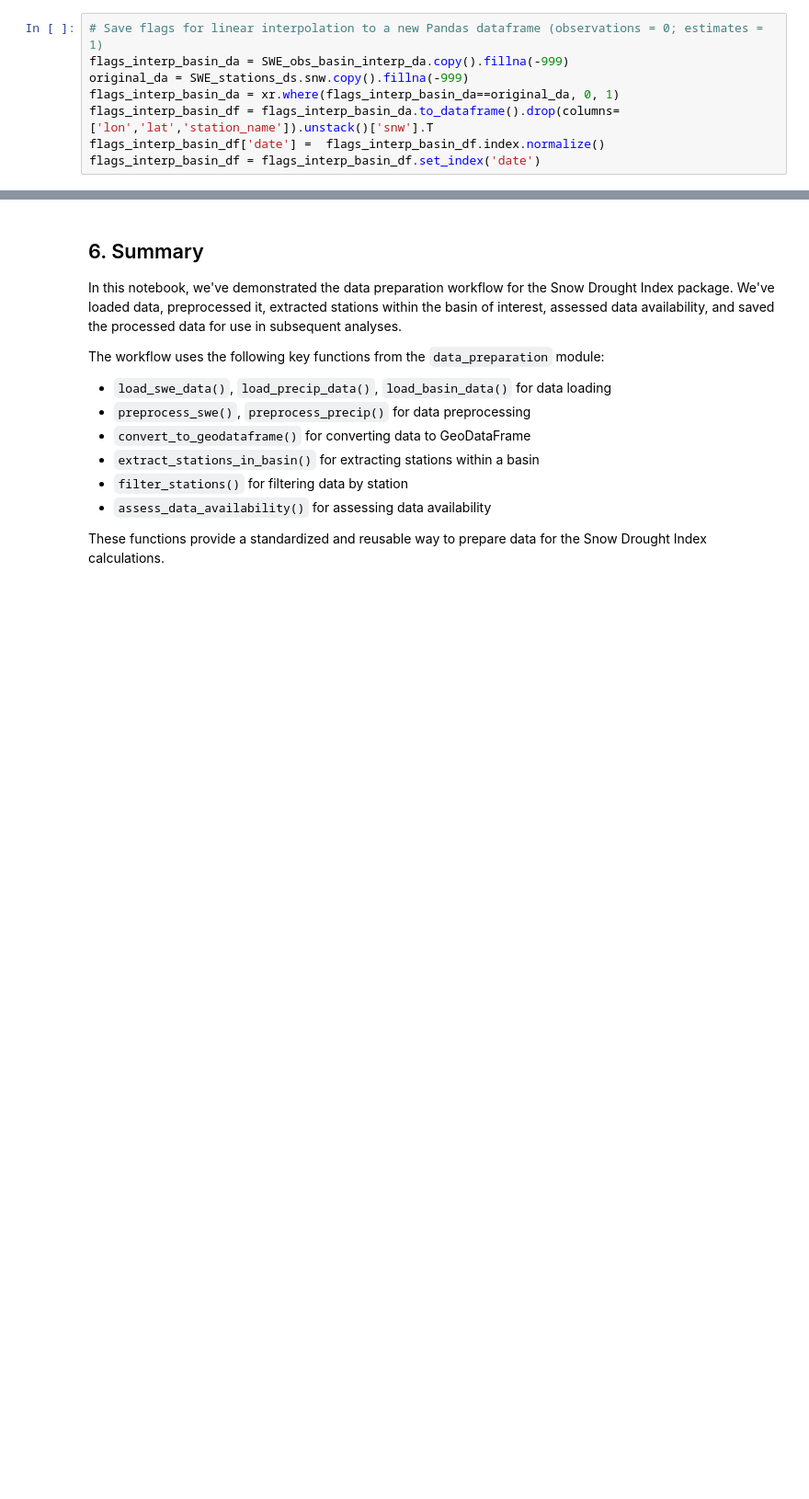
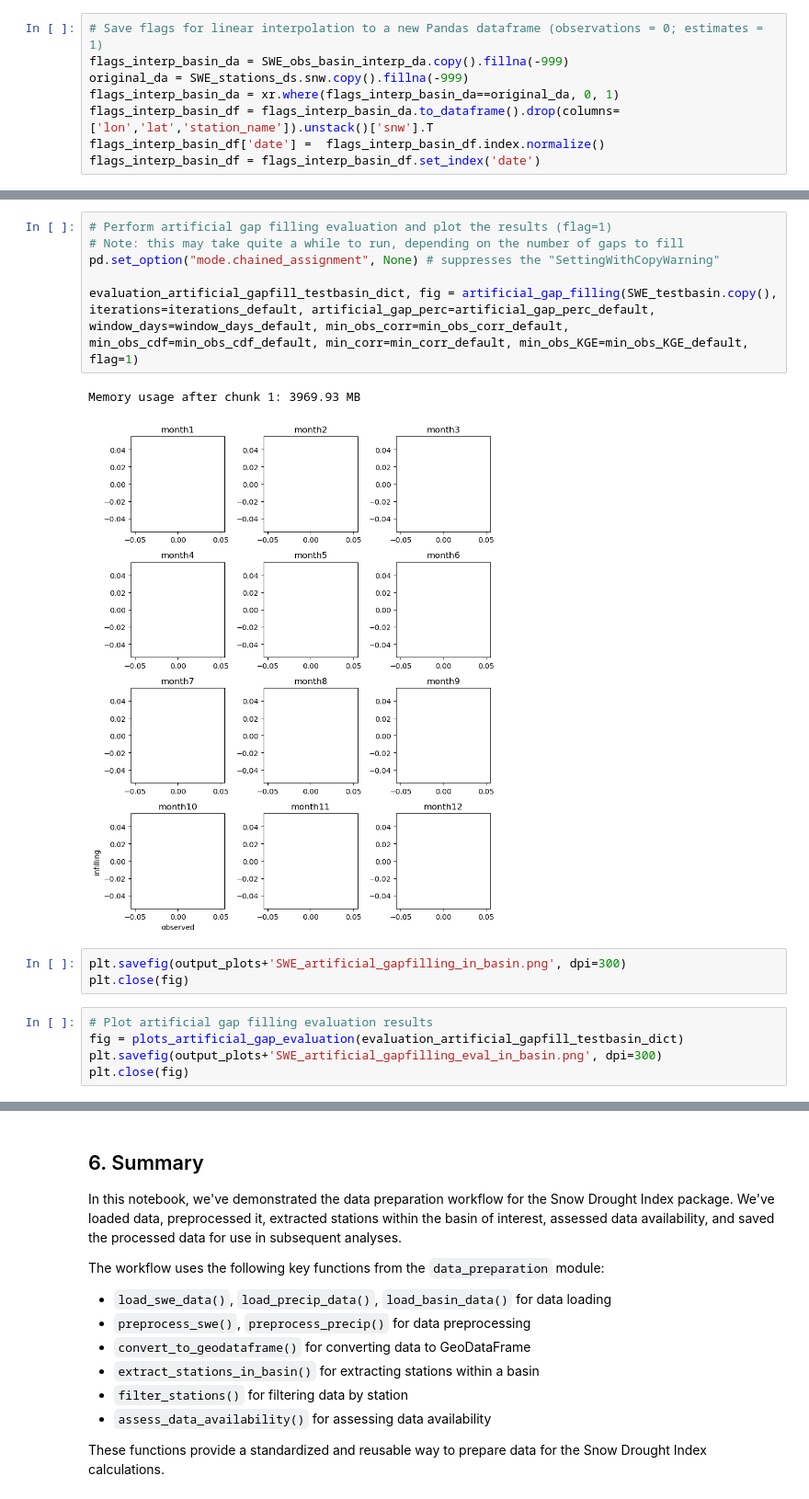
Before and after one commit to hasithajayamaha/snowdroughtindex-main, a Jupyter notebook: notebooks/workflows/0_data_preparation_workflow.ipynb, the cells around one changed output, grey strips where cells are left out. Shown at 92% size. Cells and saved outputs as stored; diff of their text form; blank space fills up the shorter version.

```diff
--- a/notebooks/workflows/0_data_preparation_workflow.ipynb
+++ b/notebooks/workflows/0_data_preparation_workflow.ipynb
@@ -338,0 +367,17 @@ KeyError: 'ALE-13A19'
+# %%
+# Perform artificial gap filling evaluation and plot the results (flag=1)
+# Note: this may take quite a while to run, depending on the number of gaps to fill
+pd.set_option("mode.chained_assignment", None) # suppresses the "SettingWithCopyWarning"
+
+evaluation_artificial_gapfill_testbasin_dict, fig = artificial_gap_filling(SWE_testbasin.copy(), iterations=iterations_default, artificial_gap_perc=artificial_gap_perc_default, window_days=window_days_default, min_obs_corr=min_obs_corr_default, min_obs_cdf=min_obs_cdf_default, min_corr=min_corr_default, min_obs_KGE=min_obs_KGE_default, flag=1)
+# %% [output]
+Memory usage after chunk 1: 3969.93 MB
+[figure, added]
+# %%
+plt.savefig(output_plots+'SWE_artificial_gapfilling_in_basin.png', dpi=300)
+plt.close(fig)
+# %%
+# Plot artificial gap filling evaluation results
+fig = plots_artificial_gap_evaluation(evaluation_artificial_gapfill_testbasin_dict)
+plt.savefig(output_plots+'SWE_artificial_gapfilling_eval_in_basin.png', dpi=300)
+plt.close(fig)
```
Also changed, not shown: parts of 13 cells of this notebook, 1 other file.
